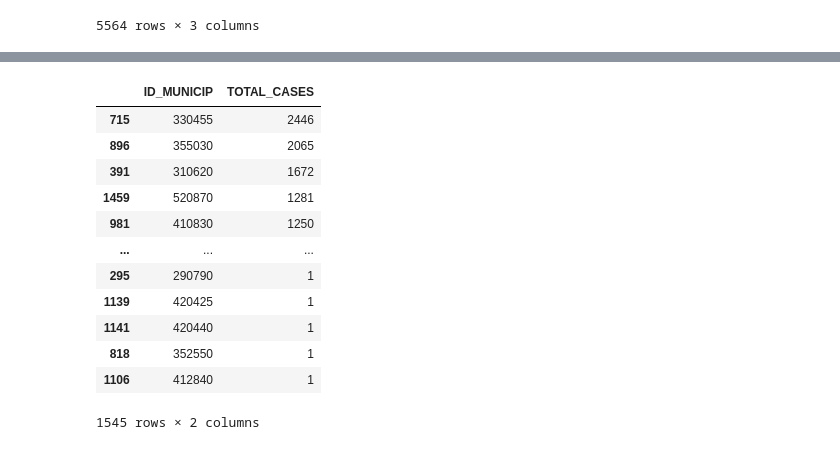
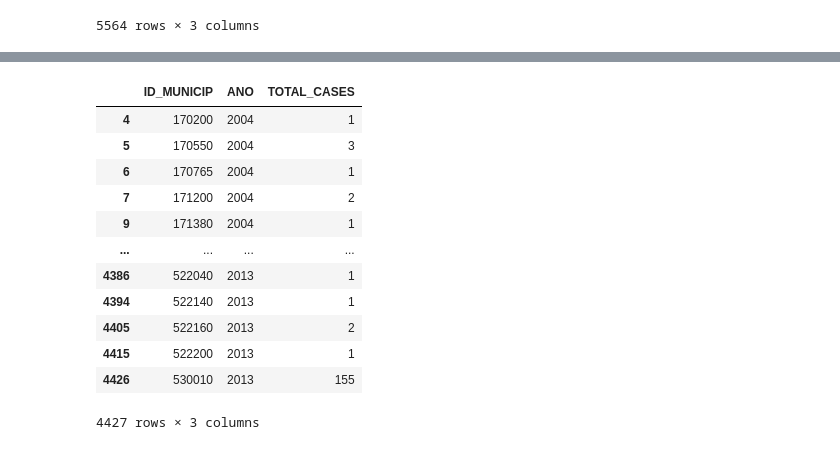
Before and after one commit to RaphaLevy/Study_on_Malaria_dynamics, a Jupyter notebook: pysus_data/Parquet_to_CSV.ipynb, the cells around one changed output, grey strips where cells are left out. Saved outputs shown, nothing was run; the diff lists cells and outputs as text; code cells hidden in the pictures.

Commit message:
Creates table for merged malaria cases and population data

```diff
--- a/pysus_data/Parquet_to_CSV.ipynb
+++ b/pysus_data/Parquet_to_CSV.ipynb
@@ -475,17 +509,21 @@ full_pop_df
 # %%
-tot_cases = corrected_ufs_df[['ID_MUNICIP']].groupby('ID_MUNICIP').size().reset_index(name='TOTAL_CASES').sort_values(by='TOTAL_CASES', ascending=False)
-tot_cases
+# tot_cases = corrected_ufs_df[['ID_MUNICIP']].groupby(['ID_MUNICIP', 'NU_ANO']).size().reset_index(name='TOTAL_CASES').sort_values(by='TOTAL_CASES', ascending=False)
+
+tot_cases_by_year = corrected_ufs_df.groupby(['ID_MUNICIP', 'NU_ANO']).size().reset_index(name='TOTAL_CASES').sort_values(by='TOTAL_CASES', ascending=False)
+tot_cases_by_year = tot_cases_by_year.sort_values(by=['NU_ANO', 'ID_MUNICIP'], ascending = True)
+tot_cases_by_year = tot_cases_by_year.rename(columns={"NU_ANO": 'ANO'})
+tot_cases_by_year
 # %% [output]
-|  | ID_MUNICIP | TOTAL_CASES |
-| 715 | 330455 | 2446 |
-| 896 | 355030 | 2065 |
-| 391 | 310620 | 1672 |
-| 1459 | 520870 | 1281 |
-| 981 | 410830 | 1250 |
-| ... | ... | ... |
-| 295 | 290790 | 1 |
-| 1139 | 420425 | 1 |
-| 1141 | 420440 | 1 |
-| 818 | 352550 | 1 |
-| 1106 | 412840 | 1 |
+|  | ID_MUNICIP | ANO | TOTAL_CASES |
+| 4 | 170200 | 2004 | 1 |
+| 5 | 170550 | 2004 | 3 |
+| 6 | 170765 | 2004 | 1 |
+| 7 | 171200 | 2004 | 2 |
+| 9 | 171380 | 2004 | 1 |
+| ... | ... | ... | ... |
+| 4386 | 522040 | 2013 | 1 |
+| 4394 | 522140 | 2013 | 1 |
+| 4405 | 522160 | 2013 | 2 |
+| 4415 | 522200 | 2013 | 1 |
+| 4426 | 530010 | 2013 | 155 |
-1545 rows × 2 columns
+4427 rows × 3 columns
```
Also changed, not shown: parts of 16 cells of this notebook.
